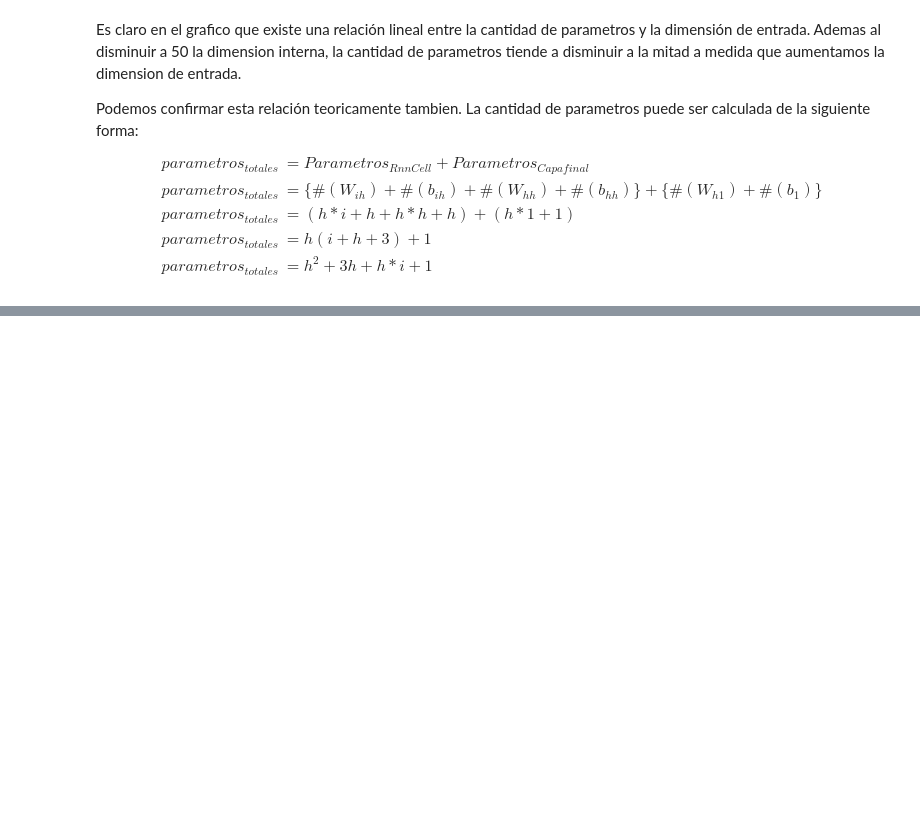
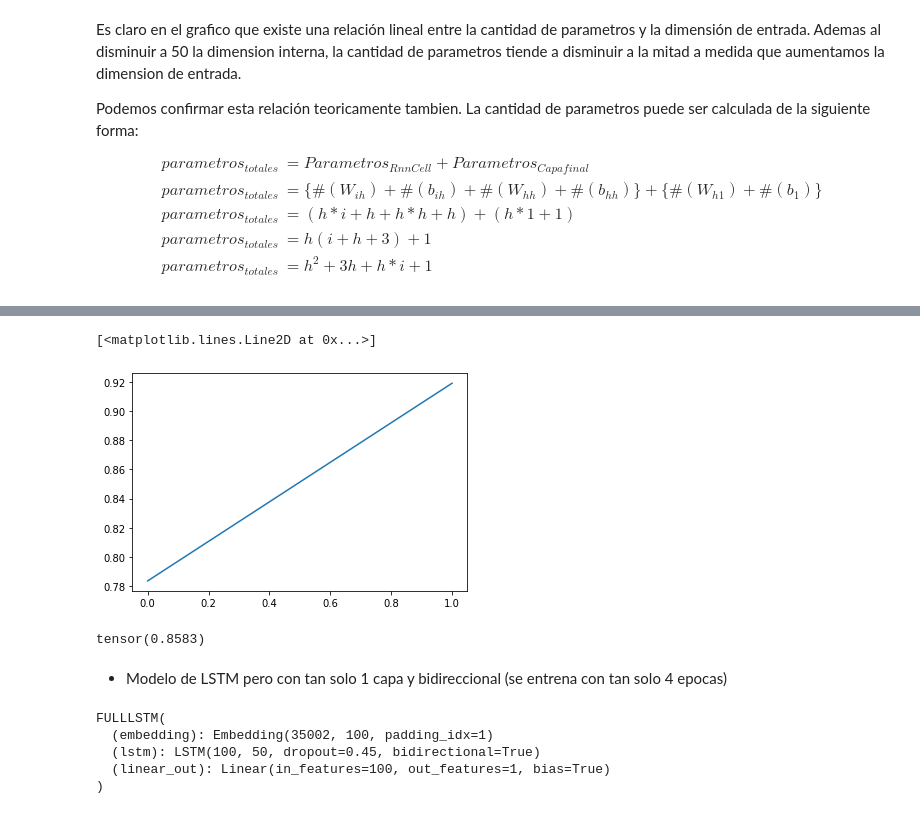
Before and after one commit to fipaniagua/IIC3697-Deep-Learning, a Jupyter notebook: LSTM RNN and attention with Pytorch/HW2.ipynb, the cells around one changed output, grey strips where cells are left out. Cells and saved outputs as stored; diff of their text form; code cells hidden in the pictures; blank space fills up the shorter version.

```diff
--- a/LSTM RNN and attention with Pytorch/HW2.ipynb
+++ b/LSTM RNN and attention with Pytorch/HW2.ipynb
@@ -109,0 +488,14 @@ Es decir, mientras mas grande es la dimension de la entrada, mas liniealmente se
+# %%
+EMBEDDING_DIM = 100
+HIDDEN_DIM = 50
+N_LAYERS = 2
+BIDIRECTIONAL = True
+
+modellstm = FULLLSTM(len(TEXT.vocab),
+            HIDDEN_DIM,
+            N_LAYERS,
+            EMBEDDING_DIM,
+            BIDIRECTIONAL,
+            TEXT.vocab.stoi[TEXT.pad_token])
+modellstm.add_pretrained_embeddings(TEXT)
+modellstm.to(device)
@@ -109,0 +508,2 @@ Es decir, mientras mas grande es la dimension de la entrada, mas liniealmente se
+# %%
+acclstm = run(modellstm, imdb_train_iterator, n_epochs = 2, verbose=True)
@@ -109,0 +528,31 @@ Es decir, mientras mas grande es la dimension de la entrada, mas liniealmente se
+# %%
+plt.plot(acclstm)
+# %% [output]
+[<matplotlib.lines.Line2D at 0x...>]
+[figure, added]
+# %%
+eval_model(modellstm, imdb_test_iterator)
+# %% [output]
+tensor(0.8583)
+# %% [markdown]
+* Modelo de LSTM pero con tan solo 1 capa y bidireccional (se entrena con tan solo 4 epocas)
+# %%
+EMBEDDING_DIM = 100
+HIDDEN_DIM = 50
+N_LAYERS = 1
+BIDIRECTIONAL = True
+
+modellstm2 = FULLLSTM(len(TEXT.vocab),
+            HIDDEN_DIM,
+            N_LAYERS,
+            EMBEDDING_DIM,
+            BIDIRECTIONAL,
+            TEXT.vocab.stoi[TEXT.pad_token])
+modellstm2.add_pretrained_embeddings(TEXT)
+modellstm2.to(device)
+# %% [output]
+FULLLSTM(
+  (embedding): Embedding(35002, 100, padding_idx=1)
+  (lstm): LSTM(100, 50, dropout=0.45, bidirectional=True)
+  (linear_out): Linear(in_features=100, out_features=1, bias=True)
+)
```
Also changed, not shown: parts of 109 cells of this notebook.
